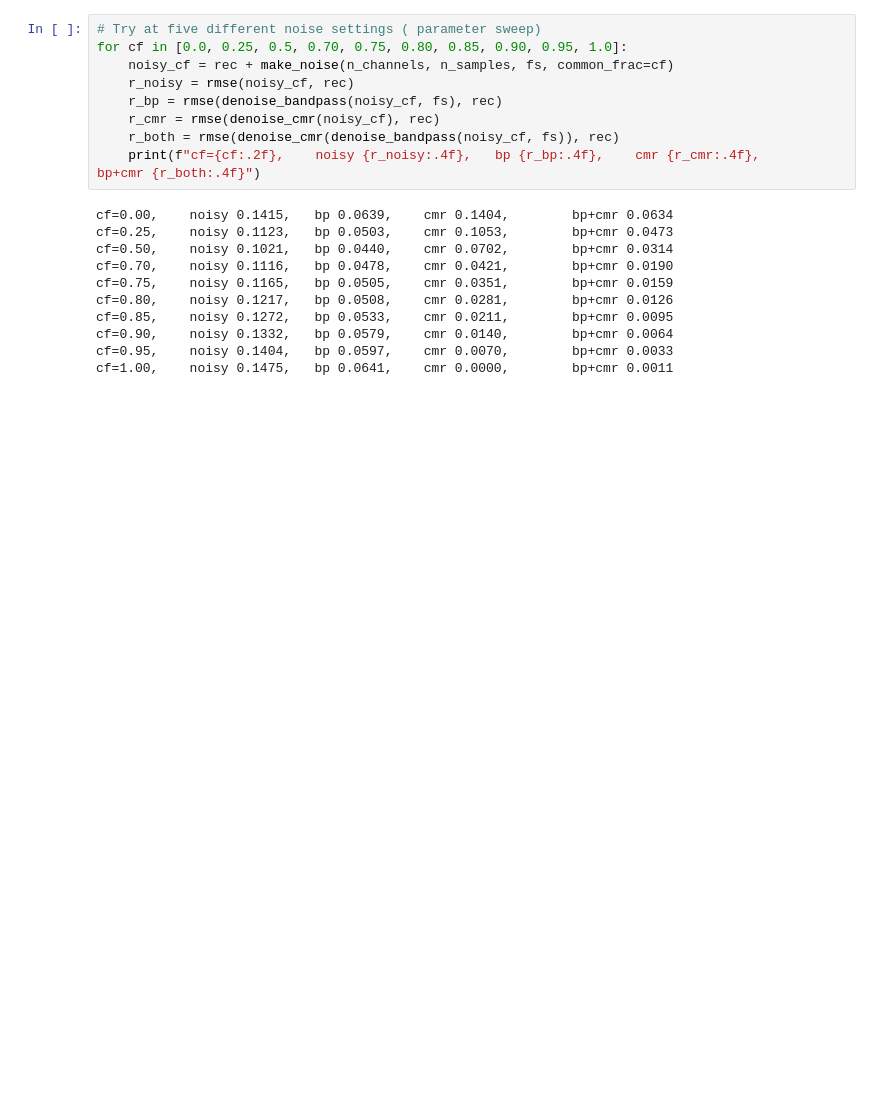
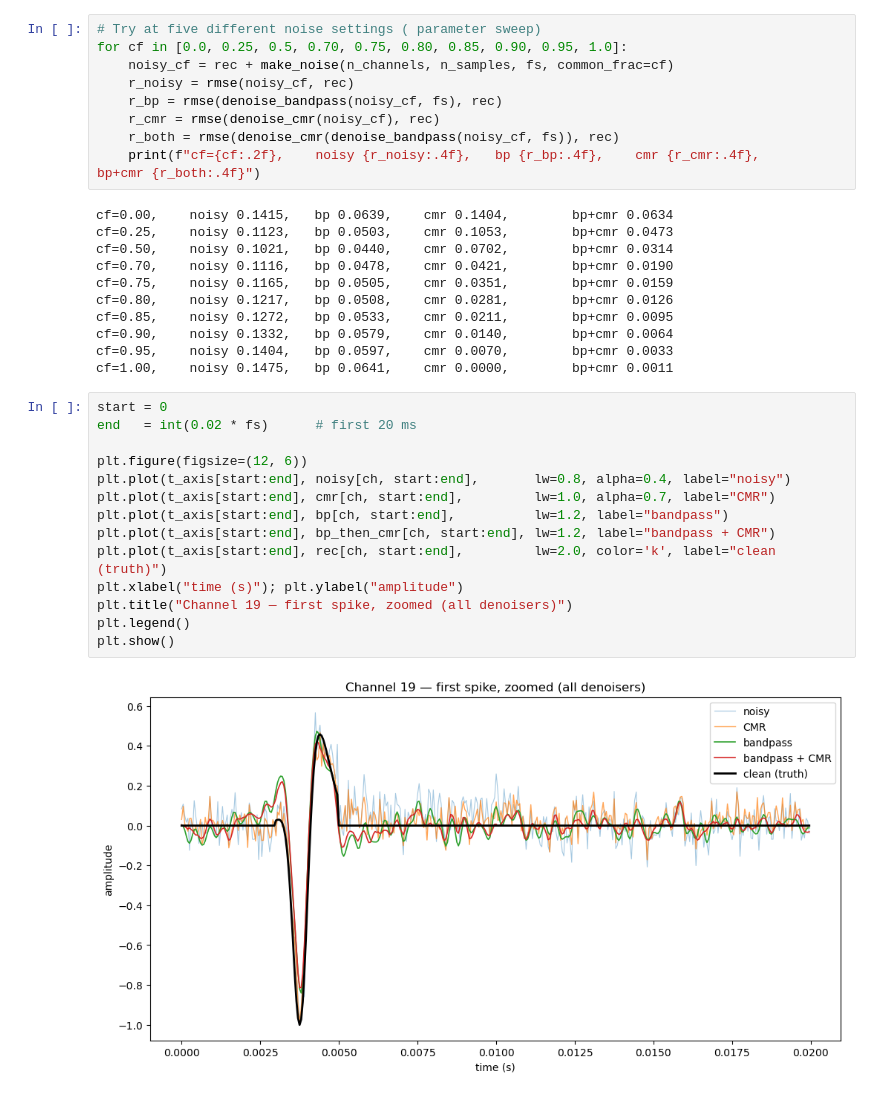
Before and after one commit to Razan-88/Decoding_Chronic_Pain, a Jupyter notebook: notebooks/01_generator.ipynb, the cells around one changed output. Saved outputs shown, nothing was run; the diff lists cells and outputs as text; blank space fills up the shorter version.

Commit message:
Bandpass, CMR, RMSE metric, common_frac sweep

```diff
--- a/notebooks/01_generator.ipynb
+++ b/notebooks/01_generator.ipynb
@@ -703,3 +703,19 @@ cf=0.85,    noisy 0.1272,   bp 0.0533,    cmr 0.0211,        bp+cmr 0.0095
 cf=0.90,    noisy 0.1332,   bp 0.0579,    cmr 0.0140,        bp+cmr 0.0064
 cf=0.95,    noisy 0.1404,   bp 0.0597,    cmr 0.0070,        bp+cmr 0.0033
 cf=1.00,    noisy 0.1475,   bp 0.0641,    cmr 0.0000,        bp+cmr 0.0011
+# %%
+start = 0
+end   = int(0.02 * fs)      # first 20 ms
+
+plt.figure(figsize=(12, 6))
+plt.plot(t_axis[start:end], noisy[ch, start:end],       lw=0.8, alpha=0.4, label="noisy")
+plt.plot(t_axis[start:end], cmr[ch, start:end],         lw=1.0, alpha=0.7, label="CMR")
+plt.plot(t_axis[start:end], bp[ch, start:end],          lw=1.2, label="bandpass")
+plt.plot(t_axis[start:end], bp_then_cmr[ch, start:end], lw=1.2, label="bandpass + CMR")
+plt.plot(t_axis[start:end], rec[ch, start:end],         lw=2.0, color='k', label="clean (truth)")
+plt.xlabel("time (s)"); plt.ylabel("amplitude")
+plt.title("Channel 19 — first spike, zoomed (all denoisers)")
+plt.legend()
+plt.show()
+# %% [output]
+[figure, added]
```
Also changed, not shown: parts of 1 cell of this notebook.
